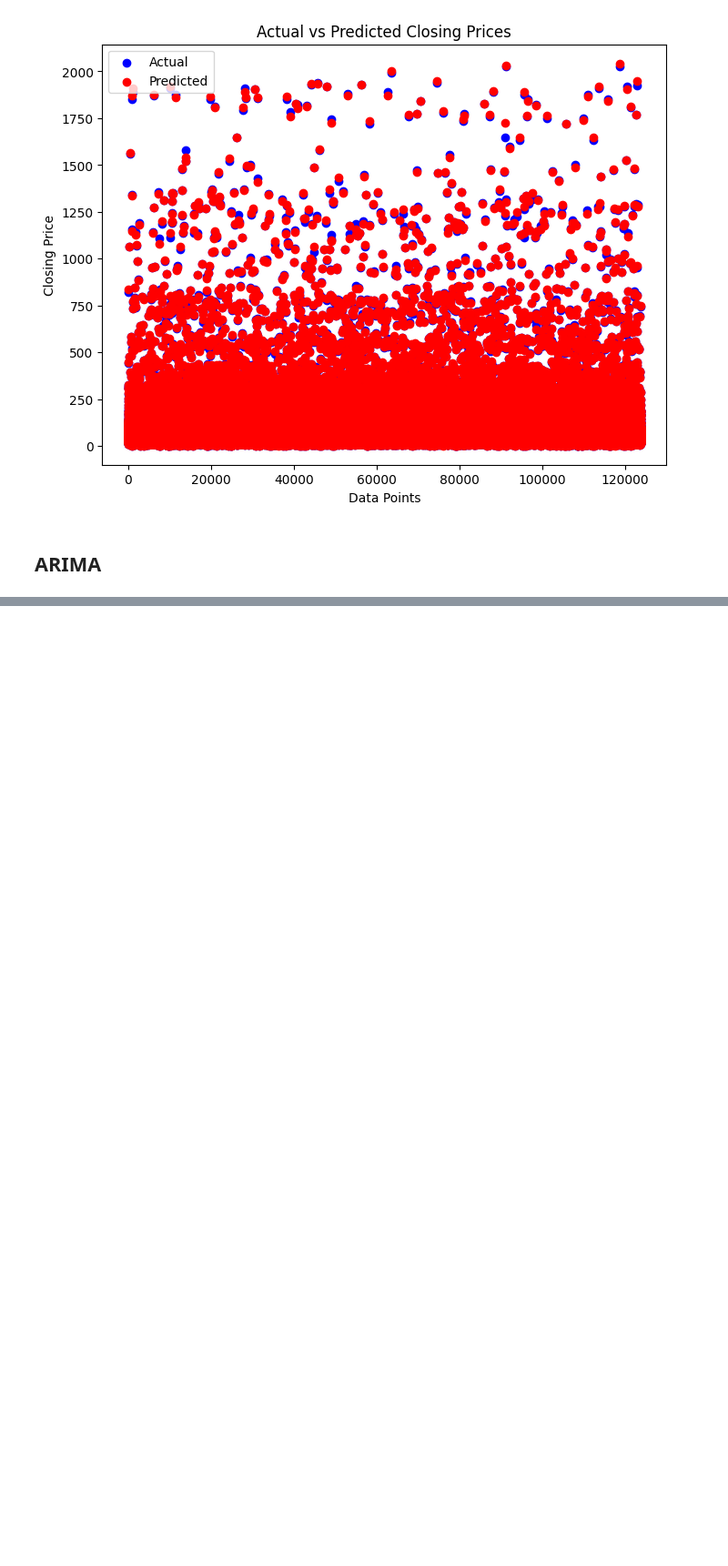
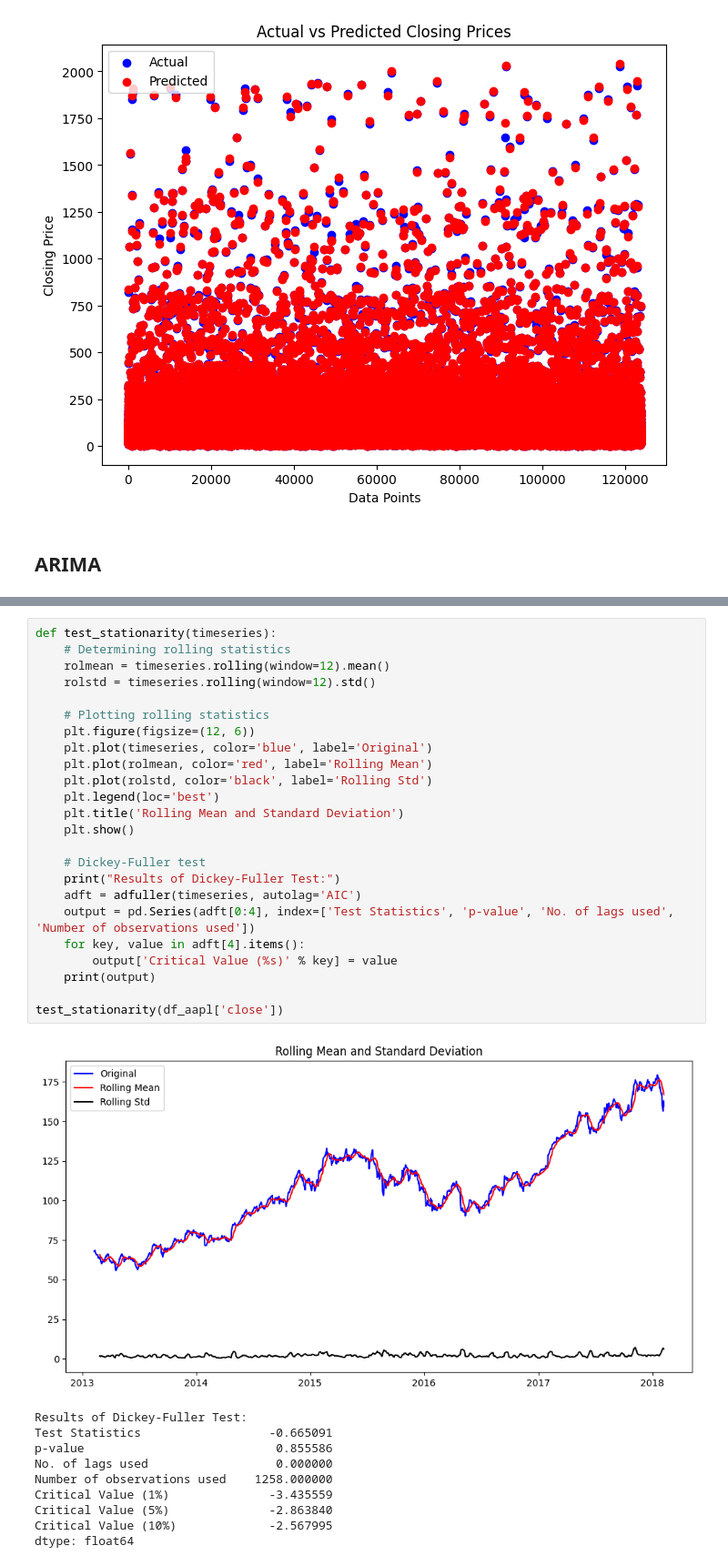
Before and after one commit to paarthvisharma/StockPricePrediction, a Jupyter notebook: StockPrediction.ipynb, the cells around one changed output, grey strips where cells are left out. Shown at 91% size. Drawn from its saved outputs; the diff is of its cells as text; blank space fills up the shorter version.

```diff
--- a/StockPrediction.ipynb
+++ b/StockPrediction.ipynb
@@ -688,0 +614,35 @@ Warnings:
+# %%
+def test_stationarity(timeseries):
+    # Determining rolling statistics
+    rolmean = timeseries.rolling(window=12).mean()
+    rolstd = timeseries.rolling(window=12).std()
+
+    # Plotting rolling statistics
+    plt.figure(figsize=(12, 6))
+    plt.plot(timeseries, color='blue', label='Original')
+    plt.plot(rolmean, color='red', label='Rolling Mean')
+    plt.plot(rolstd, color='black', label='Rolling Std')
+    plt.legend(loc='best')
+    plt.title('Rolling Mean and Standard Deviation')
+    plt.show()
+
+    # Dickey-Fuller test
+    print("Results of Dickey-Fuller Test:")
+    adft = adfuller(timeseries, autolag='AIC')
+    output = pd.Series(adft[0:4], index=['Test Statistics', 'p-value', 'No. of lags used', 'Number of observations used'])
+    for key, value in adft[4].items():
+        output['Critical Value (%s)' % key] = value
+    print(output)
+
+test_stationarity(df_aapl['close'])
+# %% [output]
+[figure, added]
+Results of Dickey-Fuller Test:
+Test Statistics                  -0.665091
+p-value                           0.855586
+No. of lags used                  0.000000
+Number of observations used    1258.000000
+Critical Value (1%)              -3.435559
+Critical Value (5%)              -2.863840
+Critical Value (10%)             -2.567995
+dtype: float64
```
Also changed, not shown: parts of 31 cells of this notebook.
